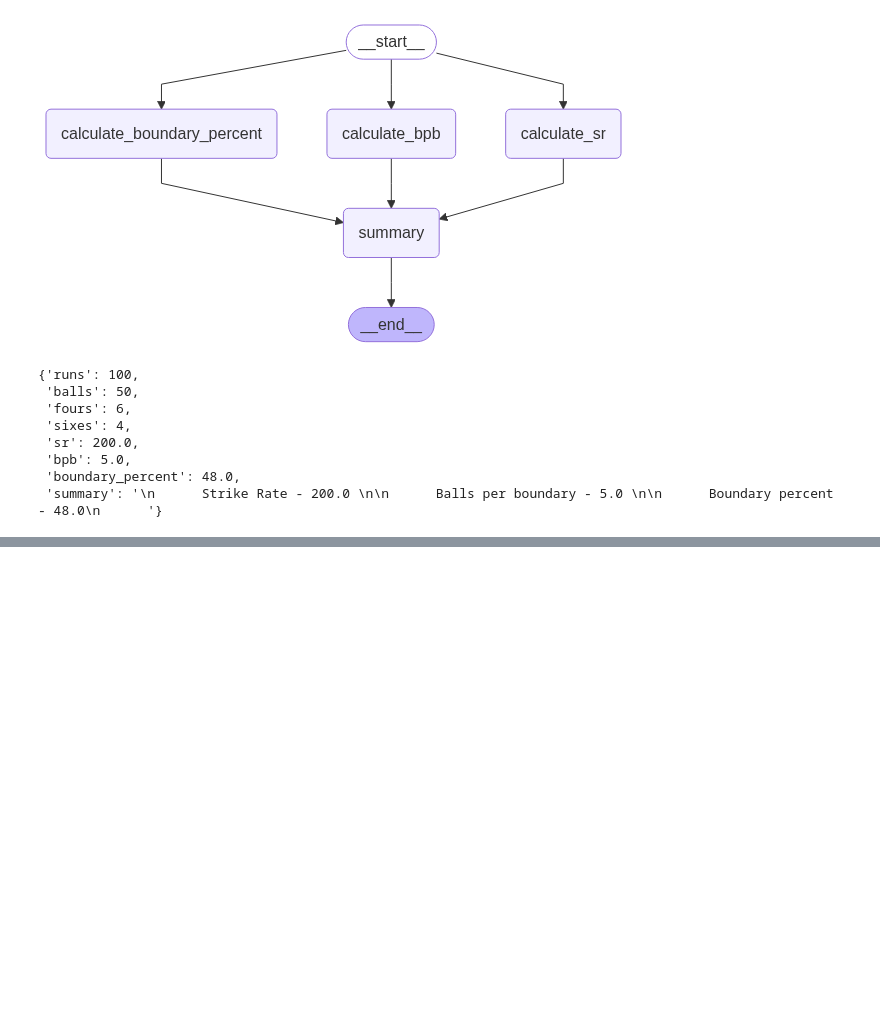
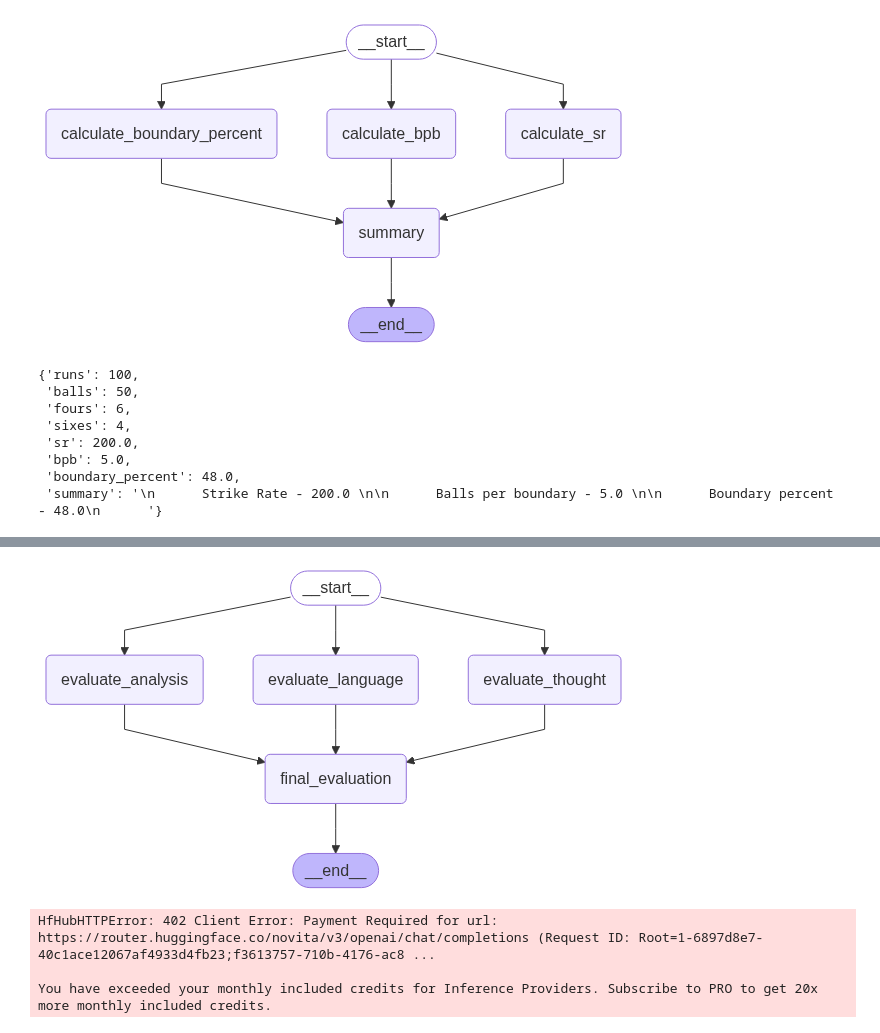
Before and after one commit to Nandavaram-Mahesh/LangGraph, a Jupyter notebook: ParallelWorkflow/1_Parallel_workflow.ipynb, the cells around one changed output, grey strips where cells are left out. Drawn from its saved outputs; the diff is of its cells as text; code cells hidden in the pictures; blank space fills up the shorter version.

Commit message:
Parallel Workflow with LLM , Structured Output

```diff
--- a/ParallelWorkflow/1_Parallel_workflow.ipynb
+++ b/ParallelWorkflow/1_Parallel_workflow.ipynb
@@ -113,0 +249,47 @@ workflow.invoke(intial_state)
+# %%
+def final_evaluation(state: UPSCState):
+
+    template = PromptTemplate(
+      template='Based on the following feedbacks create a summarized feedback \n language feedback - {language_feedback} \n depth of analysis feedback - {analysis_feedback} \n clarity of thought feedback - {clarity_feedback} \n {format_instruction}',
+      input_variables=['language_feedback','analysis_feedback','clarity_feedback','essay'],
+      partial_variables={'format_instruction':parser.get_format_instructions()}
+    )
+
+    chain = template | model | parser
+
+    overall_feedback = chain.invoke({
+        "language_feedback":state["language_feedback"],
+        "analysis_feedback":state["analysis_feedback"],
+        "clarity_feedback":state["clarity_feedback"],
+        "essay":state["essay"]
+        })
+
+
+    # avg calculate
+    avg_score = sum(state['individual_scores'])/len(state['individual_scores'])
+
+    return {'overall_feedback': overall_feedback.content, 'avg_score': avg_score}
+# %%
+graph = StateGraph(UPSCState)
+
+graph.add_node('evaluate_language', evaluate_language)
+graph.add_node('evaluate_analysis', evaluate_analysis)
+graph.add_node('evaluate_thought', evaluate_thought)
+graph.add_node('final_evaluation', final_evaluation)
+
+# edges
+graph.add_edge(START, 'evaluate_language')
+graph.add_edge(START, 'evaluate_analysis')
+graph.add_edge(START, 'evaluate_thought')
+
+graph.add_edge('evaluate_language', 'final_evaluation')
+graph.add_edge('evaluate_analysis', 'final_evaluation')
+graph.add_edge('evaluate_thought', 'final_evaluation')
+
+graph.add_edge('final_evaluation', END)
+
+workflow = graph.compile()
+# %%
+workflow
+# %% [output]
+[figure, added]
@@ -113,0 +314,10 @@ workflow.invoke(intial_state)
+# %%
+intial_state = {
+    'essay': essay2
+}
+
+workflow.invoke(intial_state)
+# %% [output]
+HfHubHTTPError: 402 Client Error: Payment Required for url: https://router.huggingface.co/novita/v3/openai/chat/completions (Request ID: Root=1-6897d8e7-40c1ace12067af4933d4fb23;f3613757-710b-4176-ac8 ...
+
+You have exceeded your monthly included credits for Inference Providers. Subscribe to PRO to get 20x more monthly included credits.
```
Also changed, not shown: parts of 17 cells of this notebook.
